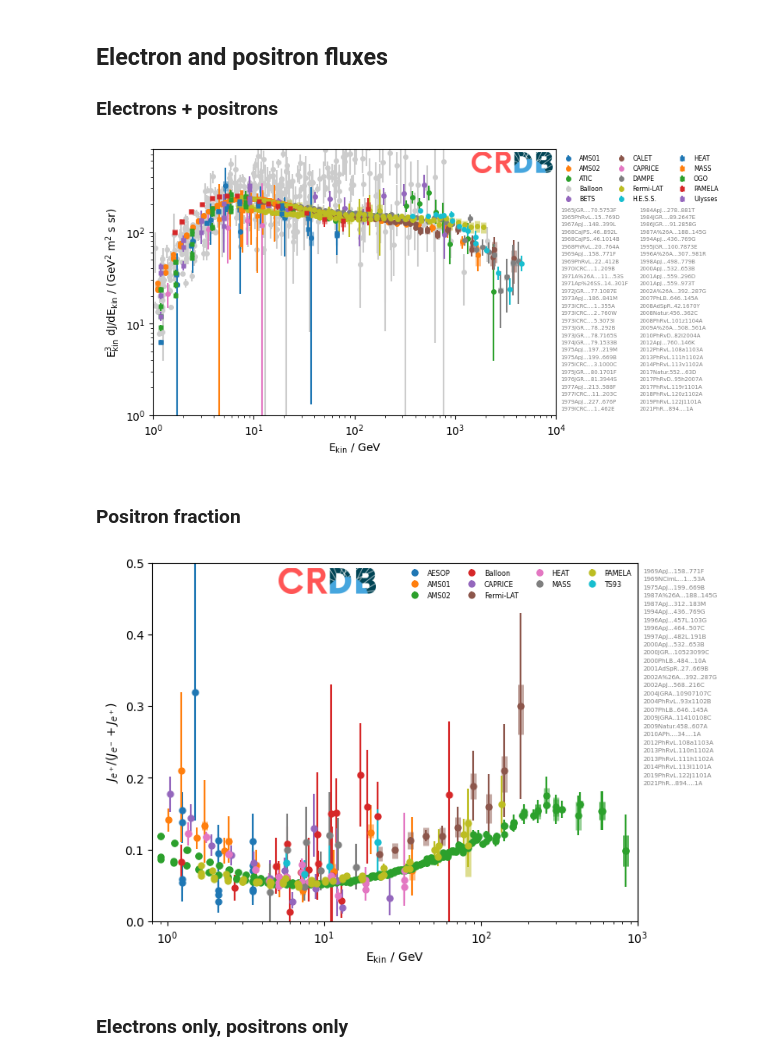
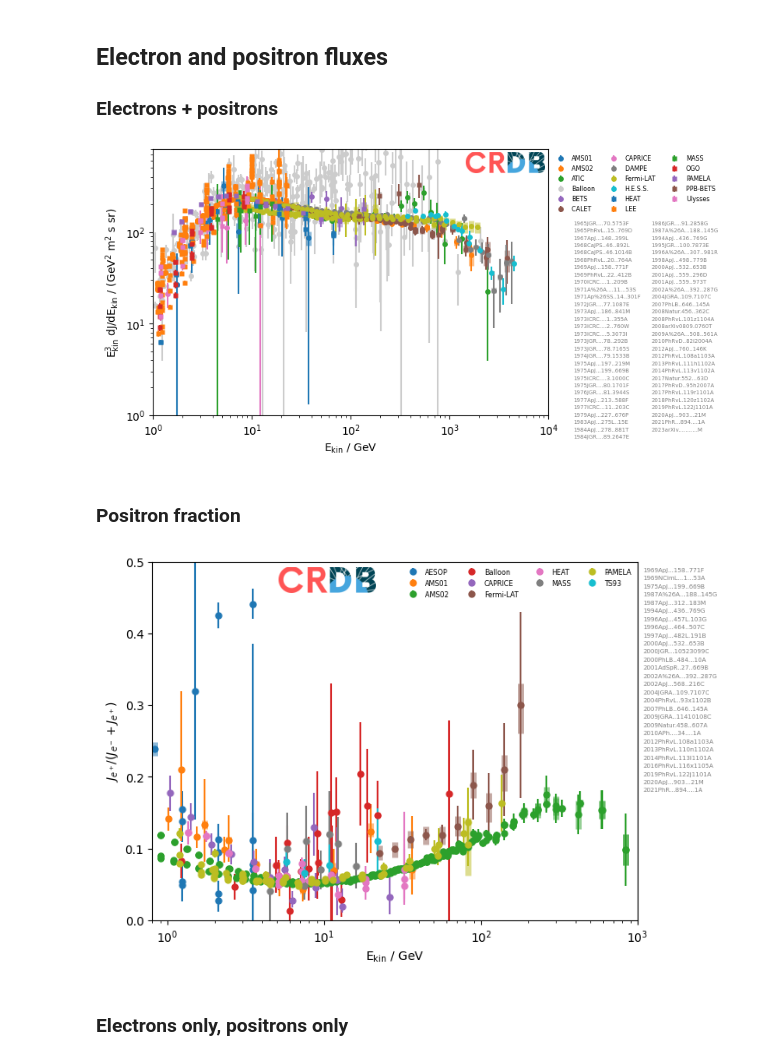
Before and after one commit to crdb-project/tutorial, a Jupyter notebook: gallery.ipynb, the cells around one changed output. Drawn from its saved outputs; the diff is of its cells as text; code cells hidden in the pictures.

```diff
--- a/gallery.ipynb
+++ b/gallery.ipynb
@@ -54,17 +59,40 @@ Now we show only experiments which have published both statistical and systemati
 # %%
+from iminuit import Minuit
+from iminuit.cost import LeastSquares
+
 tab = crdb.query("B/C", energy_type="EKN")
 
 # select only entries with systematic uncertainties
-mask = tab.err_sys_plus > 0
+mask = tab.err_sys[:, 1] > 0
 tab = tab[mask]
 
 for (exp, mask) in crdb.experiment_masks(tab).items():
     t = tab[mask]
     draw_table(t, label=exp)
 
-plt.legend(ncol=2, frameon=False, loc="lower left")
+# fit data
+def model(x, amp1, gamma, amp2, mu, sigma):
+    return amp1 * x ** gamma + amp2 * np.exp(-0.5 * (np.log(x) - np.log(mu)) ** 2 / sigma)
+
+lsq = LeastSquares(
+    tab.e, tab.value,
+    np.mean(tab.err_sta, axis=1),
+    model)
+
+m = Minuit(lsq, amp1=0.3, gamma=-0.3, amp2=0.5, mu=1, sigma=1)
+m.limits["amp1", "amp2", "sigma"] = (0, np.inf)
+m.limits["mu"] = (0.1, 10)
+m.limits["gamma"] = (-1, 0)
+m.migrad()
+
+# draw fit
+xm = np.geomspace(np.min(tab.e), np.max(tab.e), 100)
+plt.plot(xm, model(xm, *m.values), "-k", zorder=4, label="fit")
+
+# add axis labels, references, legend, logo
 plt.xlabel("$E_\\mathrm{kin} / A$ / GeV")
 plt.ylabel("B/C")
+plt.legend(ncol=2, frameon=False, loc="lower left")
 plt.loglog()
 draw_references(tab, loc="center left", bbox_to_anchor=(0.05, 0.5),
                 fontsize="x-small");
@@ -91,38 +119,38 @@ https://ui.adsabs.harvard.edu/abs/2022SciBu..67.2162D
 # %%
 tab = crdb.query("e-+e+", energy_type="EK", time_series="no")
 
 xlim = 1, 1e4
-tab = tab[(xlim[0] < tab.e_mean) & (tab.e_mean < xlim[1])]
+tab = tab[(xlim[0] < tab.e) & (tab.e < xlim[1])]
 
 plt.figure(figsize=(8, 4))
 for i, (exp, mask) in enumerate(crdb.experiment_masks(tab).items()):
     t = tab[mask]
-    f = t.e_mean ** 3
+    f = t.e ** 3
     if exp == "Balloon":
         zorder = 0
         color = "0.8"
     else:
         zorder = None
         color = None
     draw_table(t, factor=f, label=exp, zorder=zorder, mec="none", color=color)
 
 plt.xlim(*xlim)
 plt.ylim(1, 8e2)
 plt.xlabel("E$_\\mathrm{kin}$ / GeV")
 plt.ylabel("E$_\\mathrm{kin}^3$ dJ/dE$_\\mathrm{kin}$ / (GeV$^2$ m$^2$ s sr)")
 plt.legend(fontsize="xx-small", ncol=3, frameon=False, bbox_to_anchor=(1, 1))
 plt.loglog()
-draw_references(tab, ncol=2, bbox_to_anchor=(1, 0.8), fontsize=5);
+draw_references(tab, ncol=2, bbox_to_anchor=(1.05, 0.75), fontsize=5);
 draw_logo(0.78, 1)
 # %% [output]
-[figure, old version]
+[figure, new version]
 # %% [markdown]
 ### Positron fraction
 # %%
 tab = crdb.query("e+/e-+e+", energy_type="EK")
 
 xlim = 0.8, 1e3
-tab = tab[(xlim[0] < tab.e_mean) & (tab.e_mean < xlim[1])]
+tab = tab[(xlim[0] < tab.e) & (tab.e < xlim[1])]
 
 for i, (exp, mask) in enumerate(crdb.experiment_masks(tab).items()):
     t = tab[mask]
@@ -137,7 +165,7 @@ plt.semilogx()
 draw_references(tab, bbox_to_anchor=(1, 1), loc="upper left", fontsize=5)
 draw_logo(0.25, 1)
 # %% [output]
-[figure, old version]
+[figure, new version]
 # %% [markdown]
 ### Electrons only, positrons only
 # %%
```
Also changed, not shown: parts of 17 cells of this notebook.
